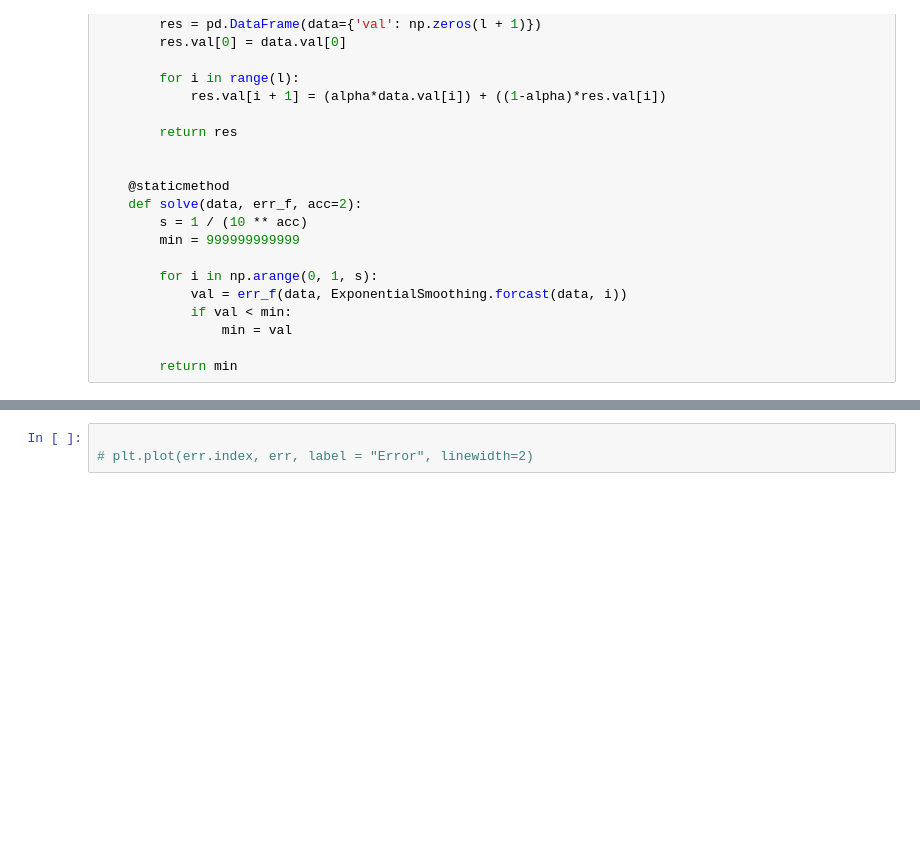
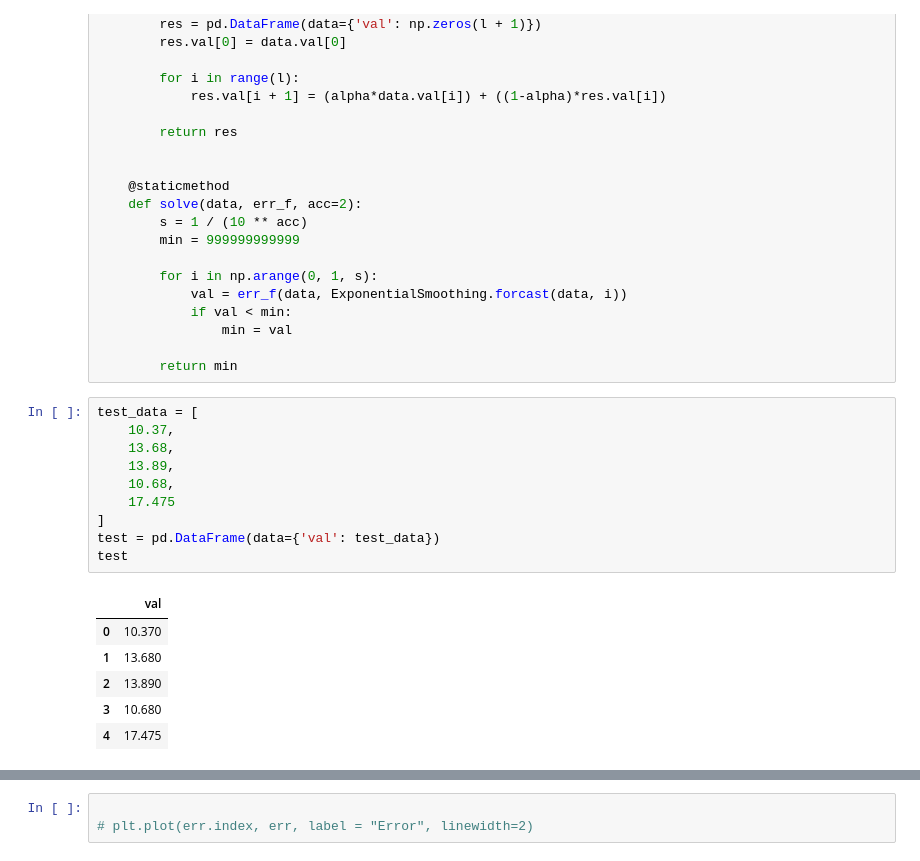
Before and after one commit to jafetimbre/verbose-projects, a Jupyter notebook: statistics/stock-price-pred/stock.ipynb, the cells around one changed output, grey strips where cells are left out. Drawn from its saved outputs; the diff is of its cells as text; blank space fills up the shorter version.

```diff
--- a/statistics/stock-price-pred/stock.ipynb
+++ b/statistics/stock-price-pred/stock.ipynb
@@ -180,3 +187,20 @@ class ExponentialSmoothing():
                 min = val
 
         return min
+# %%
+test_data = [
+    10.37,
+    13.68,
+    13.89,
+    10.68,
+    17.475
+]
+test = pd.DataFrame(data={'val': test_data})
+test
+# %% [output]
+|  | val |
+| 0 | 10.370 |
+| 1 | 13.680 |
+| 2 | 13.890 |
+| 3 | 10.680 |
+| 4 | 17.475 |
```
Also changed, not shown: parts of 8 cells of this notebook.
